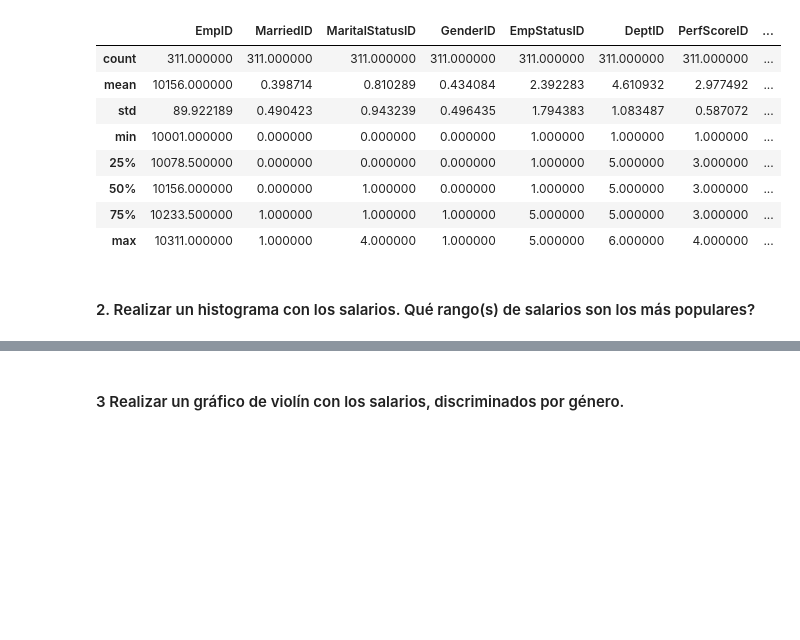
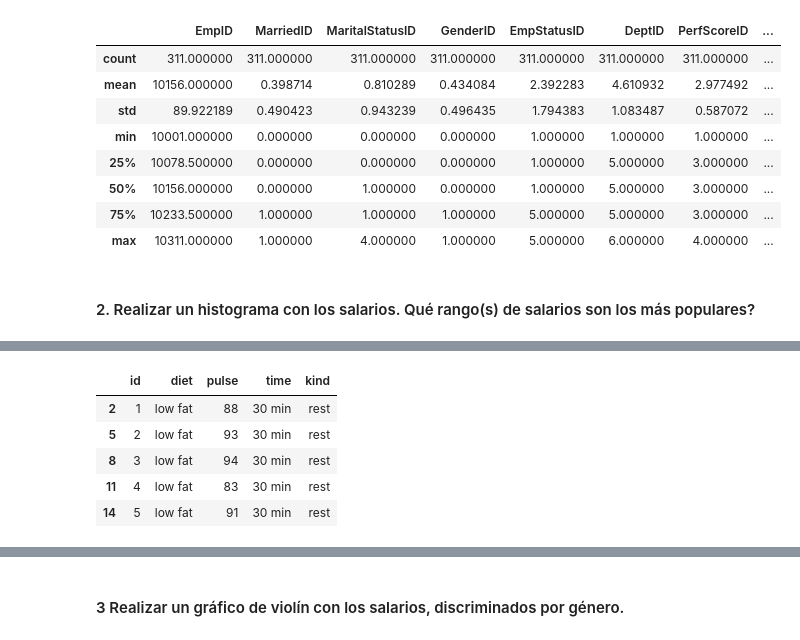
Before and after one commit to chopliszt/data-science-coder, a Jupyter notebook: Desafío 4/Desafío 4.ipynb, the cells around one changed output, grey strips where cells are left out. Cells and saved outputs as stored; diff of their text form; code cells hidden in the pictures; blank space fills up the shorter version.

```diff
--- a/Desafío 4/Desafío 4.ipynb
+++ b/Desafío 4/Desafío 4.ipynb
@@ -47,0 +71,10 @@ import seaborn as sns
+# %%
+df_30_min = df_ejercicio[df_ejercicio['time'] == '30 min']
+df_30_min.head()
+# %% [output]
+|  | id | diet | pulse | time | kind |
+| 2 | 1 | low fat | 88 | 30 min | rest |
+| 5 | 2 | low fat | 93 | 30 min | rest |
+| 8 | 3 | low fat | 94 | 30 min | rest |
+| 11 | 4 | low fat | 83 | 30 min | rest |
+| 14 | 5 | low fat | 91 | 30 min | rest |
```
Also changed, not shown: parts of 7 cells of this notebook.
